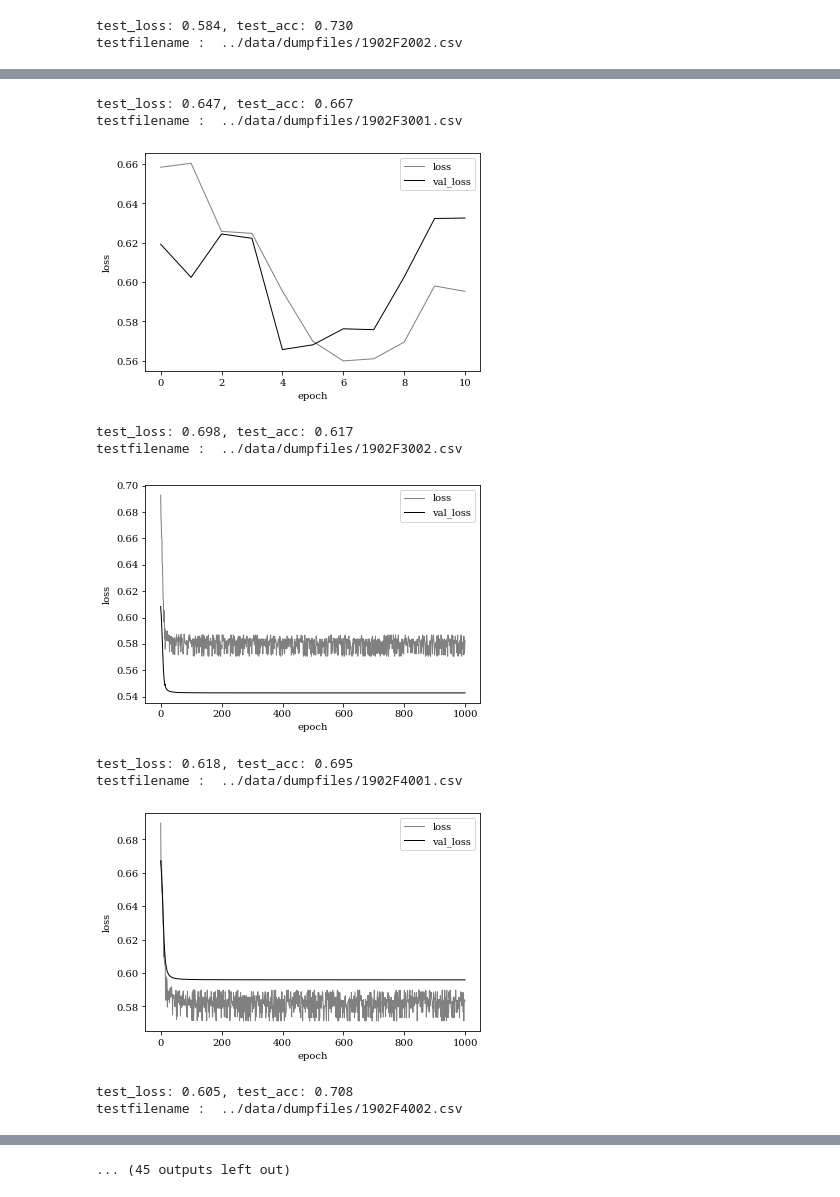
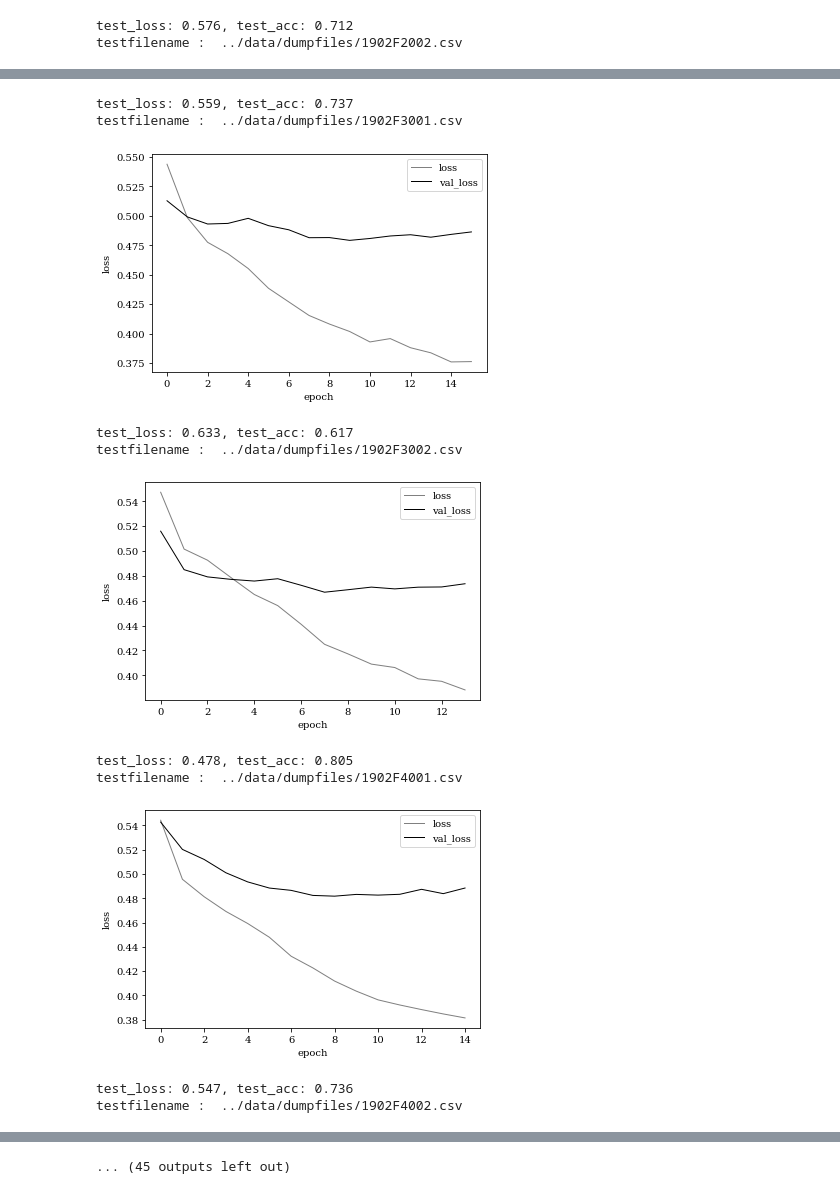
Before and after one commit to ryo3568/Hazumi1902, a Jupyter notebook: step3/NN.ipynb, the cells around one changed output, grey strips where cells are left out. Saved outputs shown, nothing was run; the diff lists cells and outputs as text; code cells hidden in the pictures.

Commit message:
dropout

```diff
--- a/step3/NN.ipynb
+++ b/step3/NN.ipynb
@@ -31,11 +30,13 @@ class NN(nn.Module):
     def __init__(self, hidden_dim):
         super().__init__()
         self.fc1 = nn.Linear(1463, hidden_dim)
+        self.dropout = nn.Dropout(0.5)
         self.fc2 = nn.Linear(hidden_dim, 2)
 
     def forward(self, x):
         x = self.fc1(x)
         x = F.relu(x)
+        x = self.dropout(x)
         x = self.fc2(x)
         x = F.softmax(x, dim=2)
         return x.squeeze()
@@ -57,8 +58,7 @@ for testfile in hazumi.files:
     x_train, x_test, t_train, t_test = hazumi.load_data(testfile=testfile)
     x_train, x_val, t_train, t_val = train_test_split(x_train, t_train, test_size=0.2)
 
-    #標準化
-    # maxlen = 50
+    #padding
     x_train = pad_sequences(x_train,padding='pre')
     x_val = pad_sequences(x_val,padding='pre')
     x_test = pad_sequences(x_test,padding='pre')
@@ -66,6 +66,14 @@ for testfile in hazumi.files:
     t_train = pad_sequences(t_train, padding='pre')
     t_val = pad_sequences(t_val, padding='pre')
     t_test = pad_sequences(t_test, padding='pre')
+
+    #標準化
+    scaler = Standardize()
+    scaler.fit(x_train)
+
+    x_train = scaler.transform(x_train)
+    x_val = scaler.transform(x_val)
+    x_test = scaler.transform(x_test)
 
 
     '''
@@ -180,2 +188,2 @@ testfilename :  ../data/dumpfiles/1902F2001.csv
-test_loss: 0.584, test_acc: 0.730
+test_loss: 0.576, test_acc: 0.712
 testfilename :  ../data/dumpfiles/1902F2002.csv
@@ -183,11 +191,11 @@ testfilename :  ../data/dumpfiles/1902F2002.csv
-test_loss: 0.647, test_acc: 0.667
+test_loss: 0.559, test_acc: 0.737
 testfilename :  ../data/dumpfiles/1902F3001.csv
-[figure, old version]
+[figure, new version]
-test_loss: 0.698, test_acc: 0.617
+test_loss: 0.633, test_acc: 0.617
 testfilename :  ../data/dumpfiles/1902F3002.csv
-[figure, old version]
+[figure, new version]
-test_loss: 0.618, test_acc: 0.695
+test_loss: 0.478, test_acc: 0.805
 testfilename :  ../data/dumpfiles/1902F4001.csv
-[figure, old version]
+[figure, new version]
-test_loss: 0.605, test_acc: 0.708
+test_loss: 0.547, test_acc: 0.736
 testfilename :  ../data/dumpfiles/1902F4002.csv
```
Also changed, not shown: parts of 3 cells of this notebook, 7 other files.
